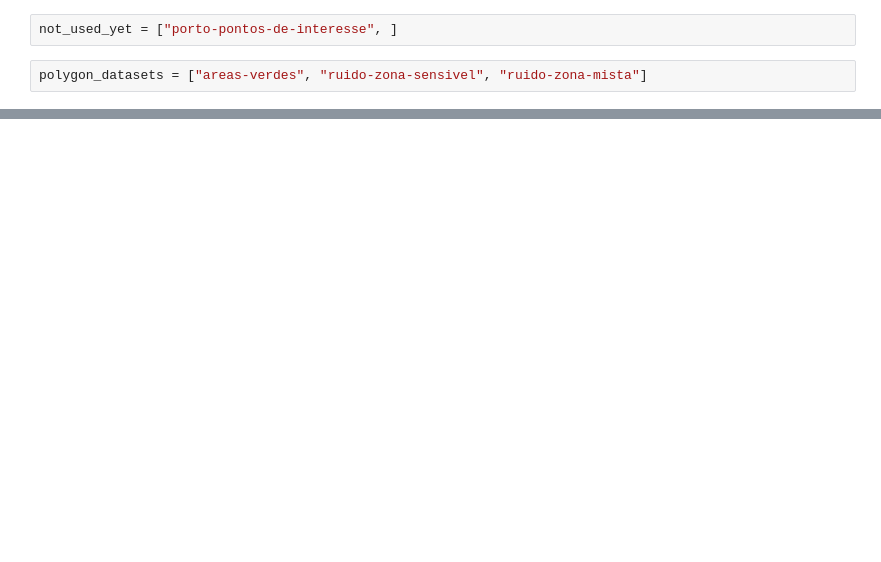
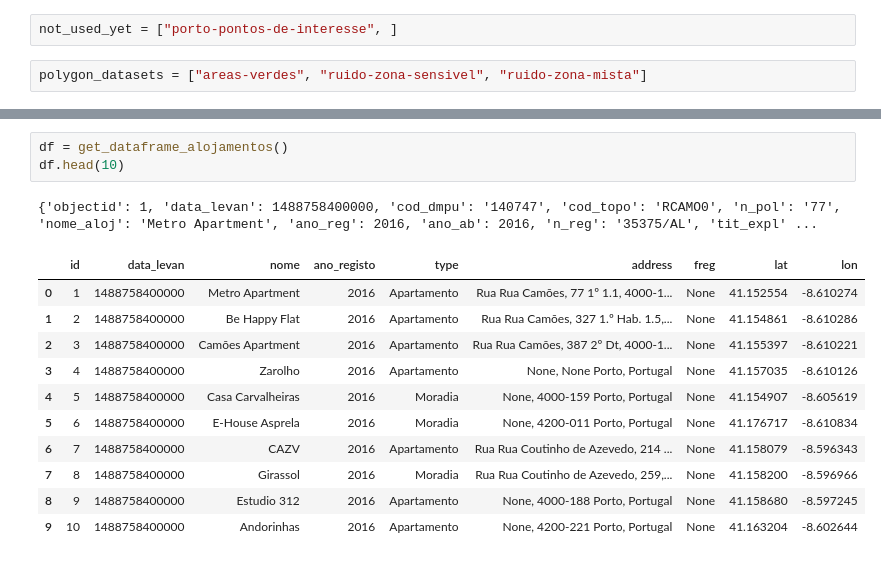
Before and after one commit to msramalho/hackacity2019, a Jupyter notebook: Main.ipynb, the cells around one changed output, grey strips where cells are left out. Saved outputs shown, nothing was run; the diff lists cells and outputs as text; blank space fills up the shorter version.

```diff
--- a/Main.ipynb
+++ b/Main.ipynb
@@ -134,0 +181,16 @@ geopoint_datasets = []
+# %%
+df = get_dataframe_alojamentos()
+df.head(10)
+# %% [output]
+{'objectid': 1, 'data_levan': 1488758400000, 'cod_dmpu': '140747', 'cod_topo': 'RCAMO0', 'n_pol': '77', 'nome_aloj': 'Metro Apartment', 'ano_reg': 2016, 'ano_ab': 2016, 'n_reg': '35375/AL', 'tit_expl' ...
+|  | id | data_levan | nome | ano_registo | type | address | freg | lat | lon |
+| 0 | 1 | 1488758400000 | Metro Apartment | 2016 | Apartamento | Rua Rua Camões, 77 1º 1.1, 4000-1... | None | 41.152554 | -8.610274 |
+| 1 | 2 | 1488758400000 | Be Happy Flat | 2016 | Apartamento | Rua Rua Camões, 327 1.º Hab. 1.5,... | None | 41.154861 | -8.610286 |
+| 2 | 3 | 1488758400000 | Camões Apartment | 2016 | Apartamento | Rua Rua Camões, 387 2º Dt, 4000-1... | None | 41.155397 | -8.610221 |
+| 3 | 4 | 1488758400000 | Zarolho | 2016 | Apartamento | None, None Porto, Portugal | None | 41.157035 | -8.610126 |
+| 4 | 5 | 1488758400000 | Casa Carvalheiras | 2016 | Moradia | None, 4000-159 Porto, Portugal | None | 41.154907 | -8.605619 |
+| 5 | 6 | 1488758400000 | E-House Asprela | 2016 | Moradia | None, 4200-011 Porto, Portugal | None | 41.176717 | -8.610834 |
+| 6 | 7 | 1488758400000 | CAZV | 2016 | Apartamento | Rua Rua Coutinho de Azevedo, 214 ... | None | 41.158079 | -8.596343 |
+| 7 | 8 | 1488758400000 | Girassol | 2016 | Moradia | Rua Rua Coutinho de Azevedo, 259,... | None | 41.158200 | -8.596966 |
+| 8 | 9 | 1488758400000 | Estudio 312 | 2016 | Apartamento | None, 4000-188 Porto, Portugal | None | 41.158680 | -8.597245 |
+| 9 | 10 | 1488758400000 | Andorinhas | 2016 | Apartamento | None, 4200-221 Porto, Portugal | None | 41.163204 | -8.602644 |
```
Also changed, not shown: parts of 15 cells of this notebook.
